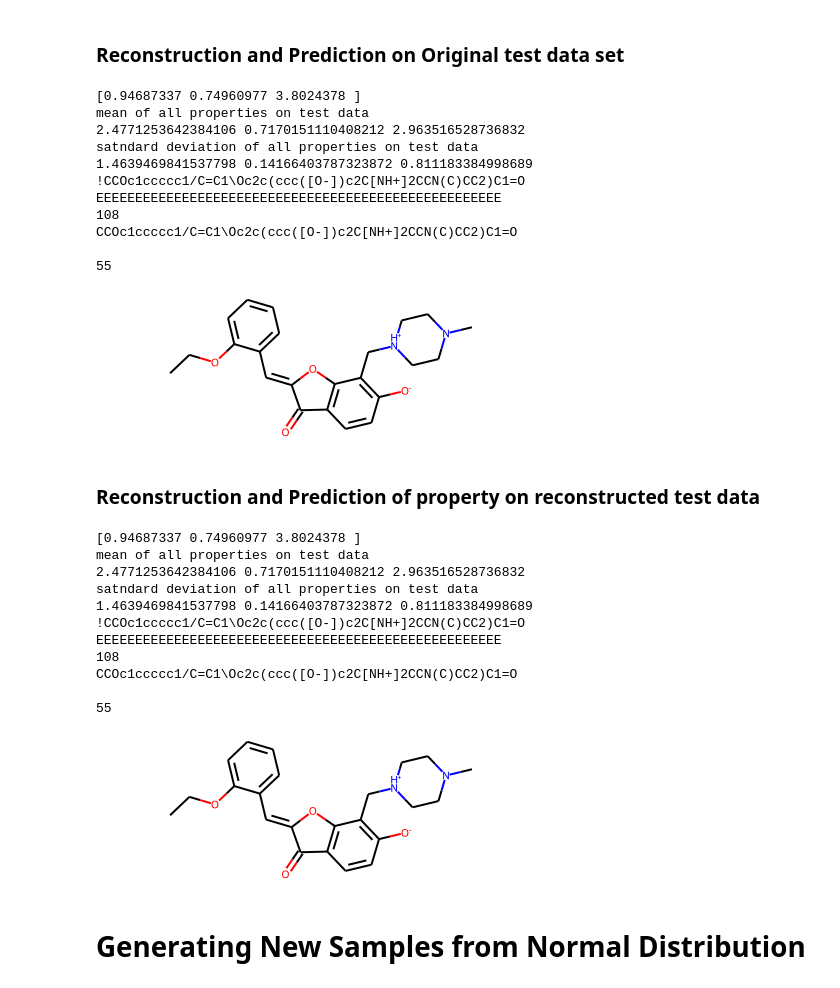
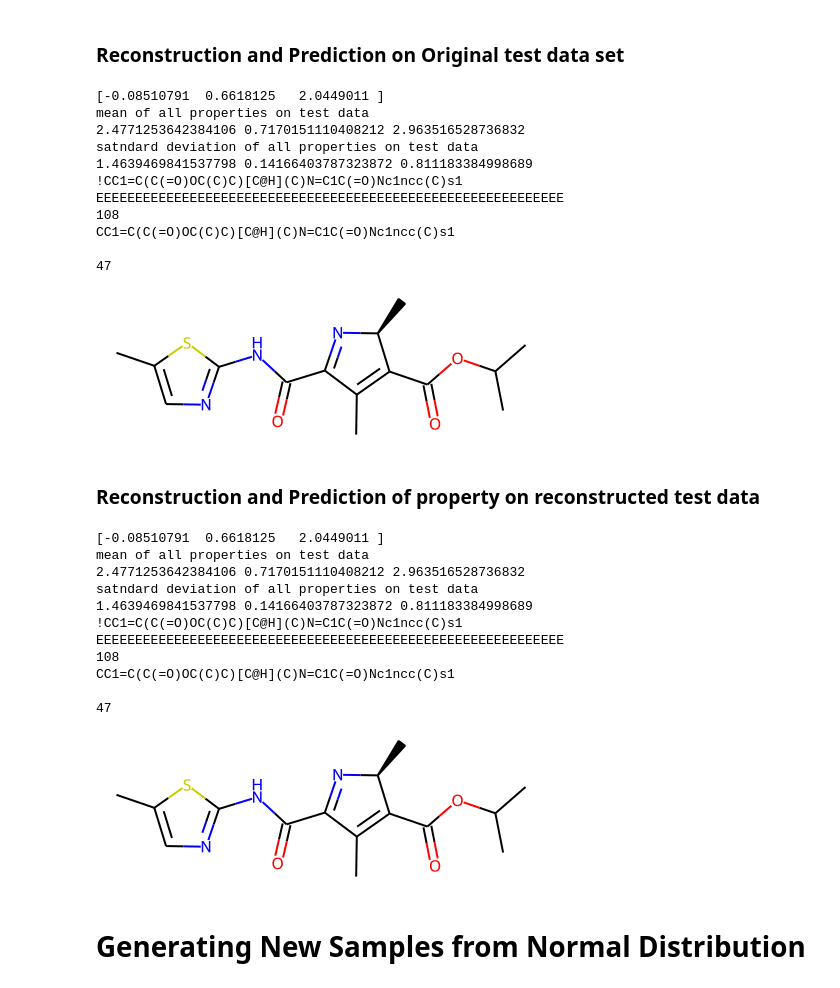
Before and after one commit to chandagrover/Machine-Learning, a Jupyter notebook: 4SMILEVAEMultipleProperty.ipynb, the cells around one changed output. Drawn from its saved outputs; the diff is of its cells as text; code cells hidden in the pictures.

```diff
--- a/4SMILEVAEMultipleProperty.ipynb
+++ b/4SMILEVAEMultipleProperty.ipynb
@@ -541,38 +517,38 @@ print(reconst_test.shape)
 # %%
 # Going back from vectorized form back to a readable string on original test data
 
 # Prediction
-idx=96
+idx=1
 print(predicted_xtest[idx])
 print("mean of all properties on test data")
 print(logp_mean_test, qed_mean_test,SAS_mean_test)
 print("satndard deviation of all properties on test data")
 print(logp_std_test, qed_std_test,SAS_std_test)
 
 
 #Reconstruction
 
 mol="".join([int_to_char[idx] for idx in np.argmax(orig_test[idx,:,:], axis=1)])
 print(mol)
 print(len(mol))
 mol = re.sub('!|E',"", mol)
 print(mol)
 print(len(mol))
 m = Chem.MolFromSmiles(mol)
 m
 # %% [output]
-[0.94687337 0.74960977 3.8024378 ]
+[-0.08510791  0.6618125   2.0449011 ]
 mean of all properties on test data
 2.4771253642384106 0.7170151110408212 2.963516528736832
 satndard deviation of all properties on test data
 1.4639469841537798 0.14166403787323872 0.811183384998689
-!CCOc1ccccc1/C=C1\Oc2c(ccc([O-])c2C[NH+]2CCN(C)CC2)C1=O
-EEEEEEEEEEEEEEEEEEEEEEEEEEEEEEEEEEEEEEEEEEEEEEEEEEEE
+!CC1=C(C(=O)OC(C)C)[C@H](C)N=C1C(=O)Nc1ncc(C)s1
+EEEEEEEEEEEEEEEEEEEEEEEEEEEEEEEEEEEEEEEEEEEEEEEEEEEEEEEEEEEE
 108
-CCOc1ccccc1/C=C1\Oc2c(ccc([O-])c2C[NH+]2CCN(C)CC2)C1=O
+CC1=C(C(=O)OC(C)C)[C@H](C)N=C1C(=O)Nc1ncc(C)s1
 
-55
+47
-[figure, old version]
+[figure, new version]
 # %% [markdown]
 ### **Reconstruction and Prediction of property on reconstructed test data**
 # %%
@@ -595,18 +571,18 @@ print(len(mol))
 m = Chem.MolFromSmiles(mol)
 m
 # %% [output]
-[0.94687337 0.74960977 3.8024378 ]
+[-0.08510791  0.6618125   2.0449011 ]
 mean of all properties on test data
 2.4771253642384106 0.7170151110408212 2.963516528736832
 satndard deviation of all properties on test data
 1.4639469841537798 0.14166403787323872 0.811183384998689
-!CCOc1ccccc1/C=C1\Oc2c(ccc([O-])c2C[NH+]2CCN(C)CC2)C1=O
-EEEEEEEEEEEEEEEEEEEEEEEEEEEEEEEEEEEEEEEEEEEEEEEEEEEE
+!CC1=C(C(=O)OC(C)C)[C@H](C)N=C1C(=O)Nc1ncc(C)s1
+EEEEEEEEEEEEEEEEEEEEEEEEEEEEEEEEEEEEEEEEEEEEEEEEEEEEEEEEEEEE
 108
-CCOc1ccccc1/C=C1\Oc2c(ccc([O-])c2C[NH+]2CCN(C)CC2)C1=O
+CC1=C(C(=O)OC(C)C)[C@H](C)N=C1C(=O)Nc1ncc(C)s1
 
-55
+47
-[figure, old version]
+[figure, new version]
 # %% [markdown]
 # **Generating New Samples from Normal Distribution**
 # %%
```
Also changed, not shown: parts of 22 cells of this notebook.
